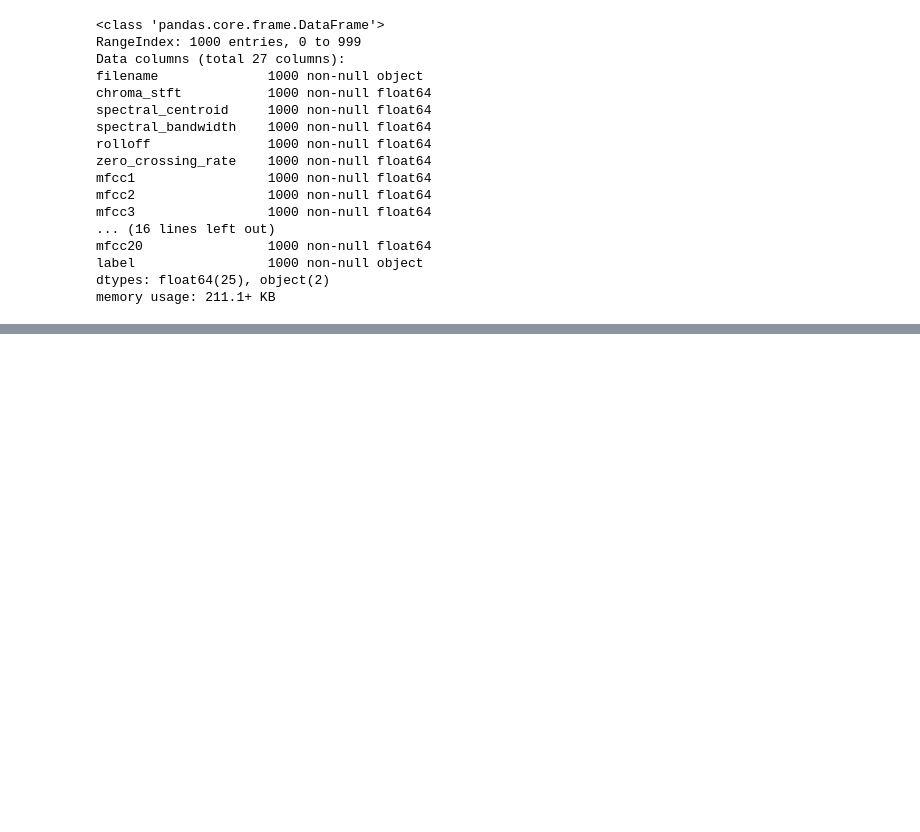
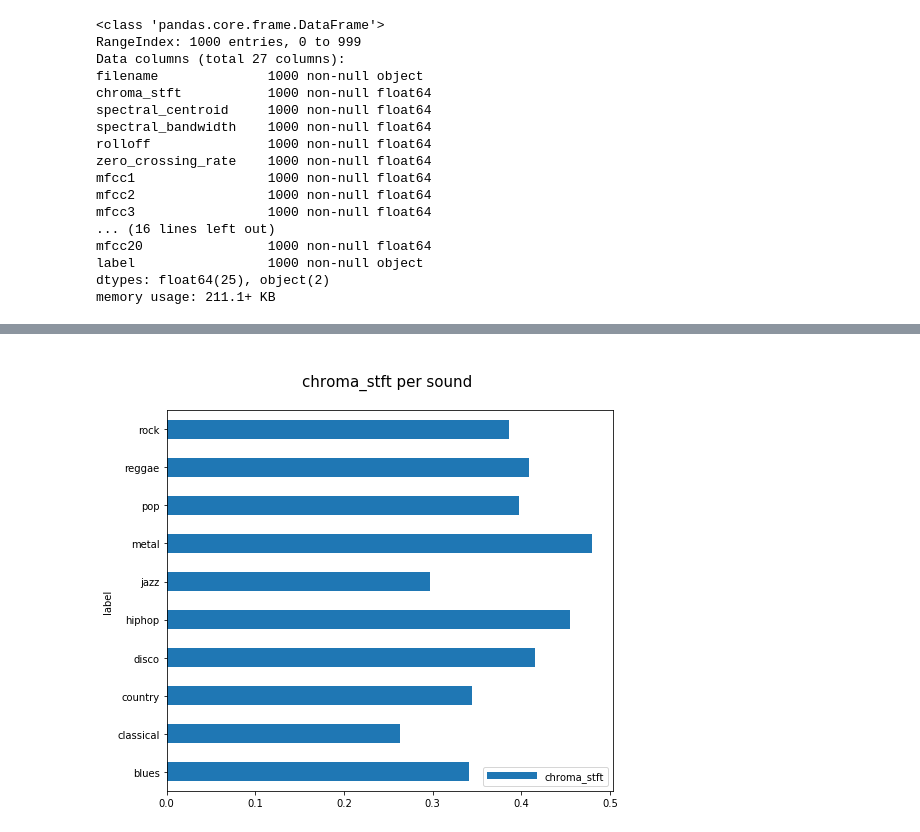
Before and after one commit to emami06/music-genre-classification, a Jupyter notebook: Music-Genre-Classification.ipynb, the cells around one changed output, grey strips where cells are left out. Cells and saved outputs as stored; diff of their text form; code cells hidden in the pictures; blank space fills up the shorter version.

```diff
--- a/Music-Genre-Classification.ipynb
+++ b/Music-Genre-Classification.ipynb
@@ -169,0 +185,8 @@ memory usage: 211.1+ KB
+# %%
+data[["chroma_stft", "label"]].groupby(["label"]).mean().plot.barh(figsize=(8,7))
+
+plt.title("\nchroma_stft per sound \n", fontsize=15)
+plt.legend(handlelength=5, fontsize  = 10)
+plt.show()
+# %% [output]
+[figure, added]
```
Also changed, not shown: parts of 15 cells of this notebook.
